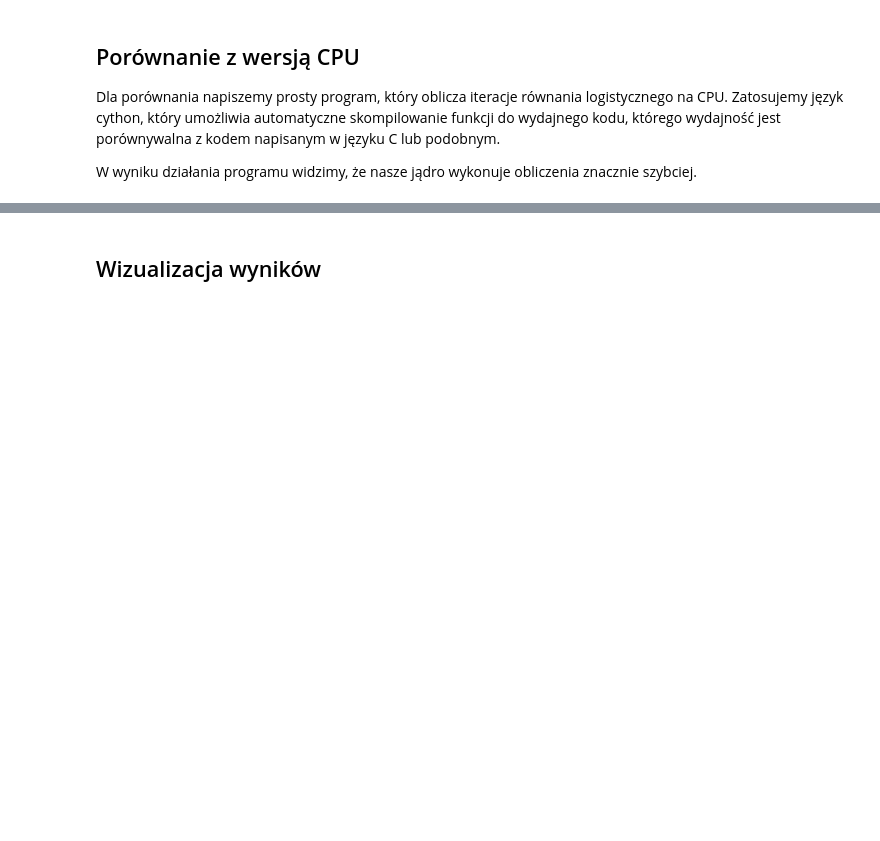
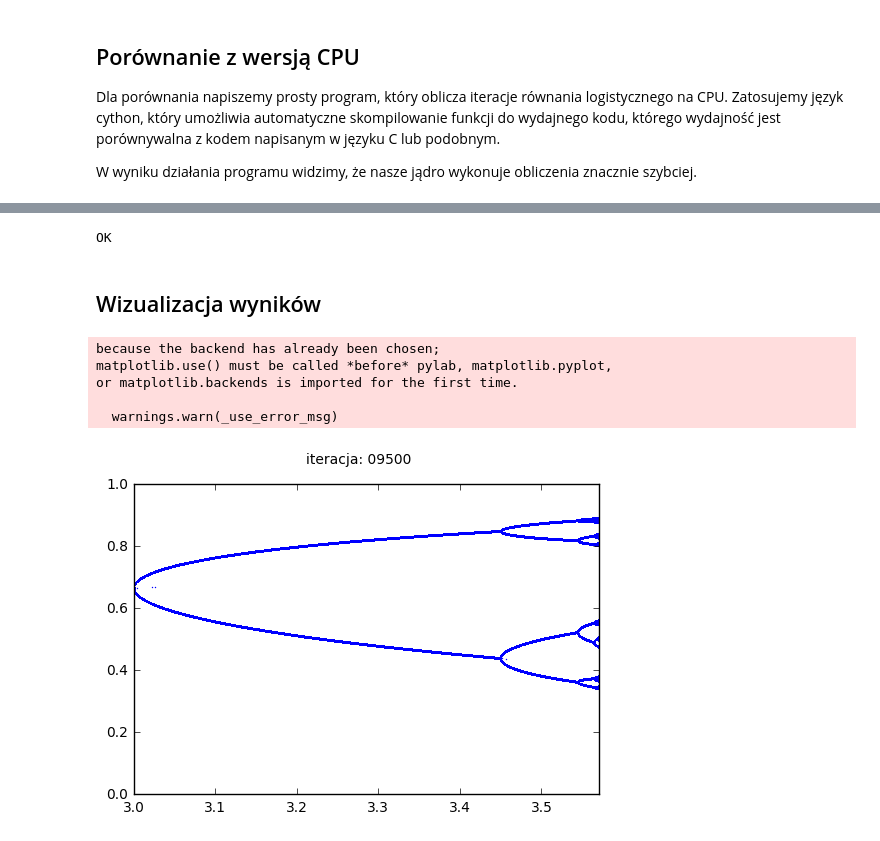
Before and after one commit to marcinofulus/PR2014, a Jupyter notebook: CUDA/iCSE_PR_Rownanie_Logistyczne.ipynb, the cells around one changed output, grey strips where cells are left out. Drawn from its saved outputs; the diff is of its cells as text; code cells hidden in the pictures; blank space fills up the shorter version.

```diff
--- a/CUDA/iCSE_PR_Rownanie_Logistyczne.ipynb
+++ b/CUDA/iCSE_PR_Rownanie_Logistyczne.ipynb
@@ -61,9 +63,9 @@ iterate = ElementwiseKernel(
         "iterate")
 # %%
 %%time
-Niter = 10000
+Niter = 1000
 for i in range(Niter):
     iterate(a_gpu,x_gpu)
 ctx.synchronize()
-print Niter*Na*Nx/1e9
+a,x = a_gpu.get(),x_gpu.get()
 # %% [output]
@@ -181,3 +187,56 @@ Wall time: 3.37 s
 0.19028340080971662
+# %%
+print("OK")
+# %% [output]
+OK
 # %% [markdown]
 ## Wizualizacja wyników
+# %%
+import matplotlib
+matplotlib.use('Agg')
+import matplotlib.pyplot as plt
+a1,a2 = 3,3.56994567
+
+Nx = 1024
+Na = 1024
+
+a = np.linspace(a1,a2,Na).astype(np.float32)
+a =  np.repeat(a,Nx)
+
+a_gpu = gpuarray.to_gpu(a)
+x_gpu = curand((Na*Nx,))
+x = x_gpu.get()
+
+fig = plt.figure()
+
+every = 1
+Niter = 10000
+for i in range(Niter):
+    if i%every==0:
+
+        plt.cla()
+
+        plt.xlim(a1,a2)
+
+        plt.ylim(0,1)
+        fig.suptitle("iteracja: %05d"%i)
+        plt.plot(a,x,'.',markersize=1)
+        plt.savefig("/tmp/%05d.png"%i)
+    if i>10:
+        every=2
+    if i>30:
+        every=10
+    if i>100:
+        every=50
+    if i>1000:
+        every=500
+    iterate(a_gpu,x_gpu)
+    ctx.synchronize()
+    a,x = a_gpu.get(),x_gpu.get()
+# %% [output]
+because the backend has already been chosen;
+matplotlib.use() must be called *before* pylab, matplotlib.pyplot,
+or matplotlib.backends is imported for the first time.
+
+  warnings.warn(_use_error_msg)
+[figure, added]
```
Also changed, not shown: parts of 17 cells of this notebook, 16 other files.
